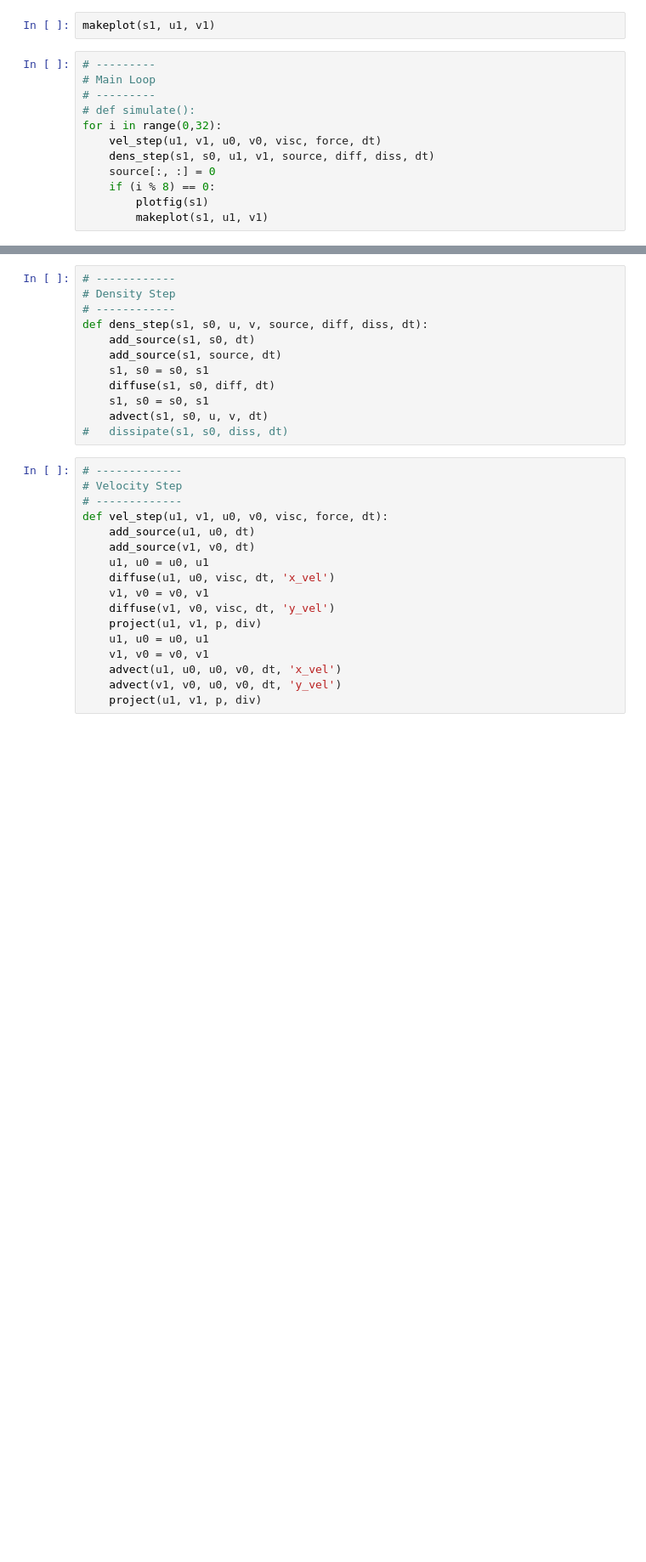
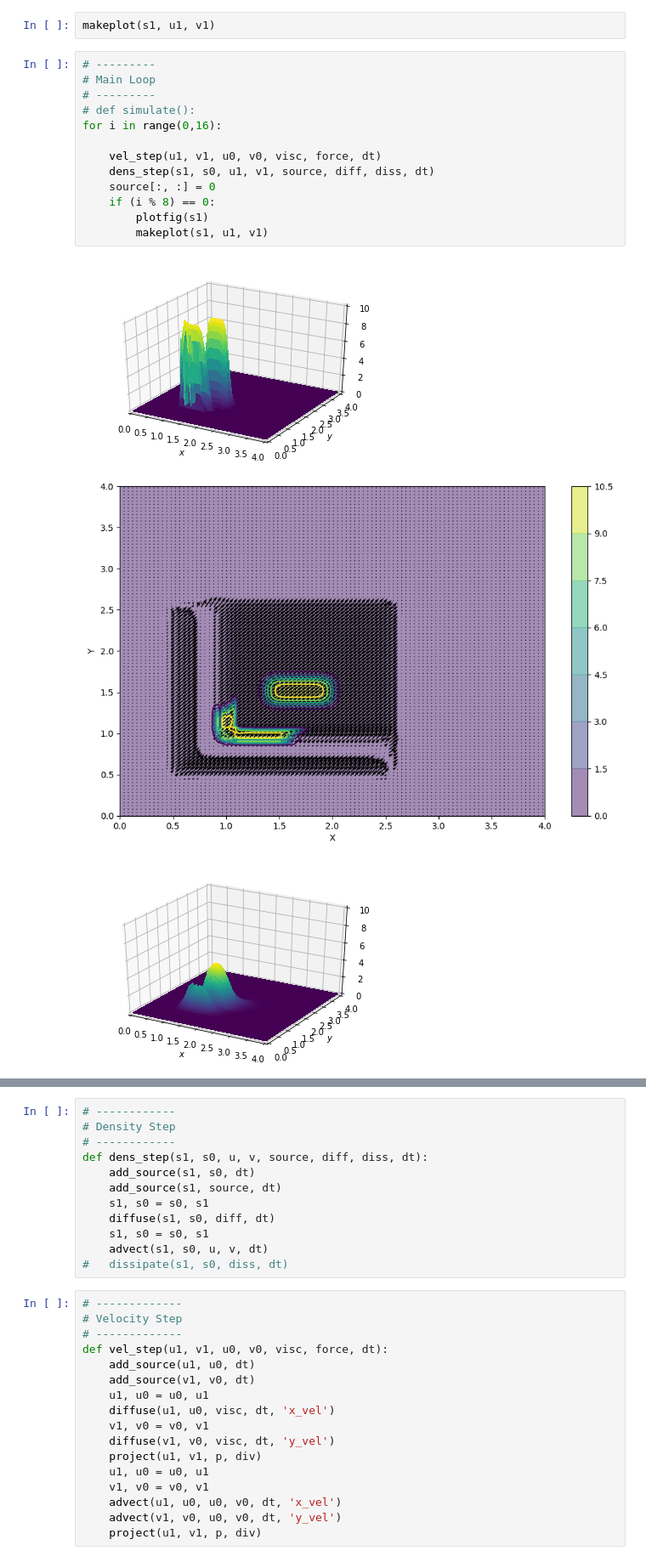
Before and after one commit to jtrejo13/stable_fluids, a Jupyter notebook: code/Stable Fluids.ipynb, the cells around one changed output, grey strips where cells are left out. Shown at 85% size. Drawn from its saved outputs; the diff is of its cells as text; blank space fills up the shorter version.

```diff
--- a/code/Stable Fluids.ipynb
+++ b/code/Stable Fluids.ipynb
@@ -107,12 +107,17 @@ makeplot(s1, u1, v1)
 # %%
 # ---------
 # Main Loop
 # ---------
 # def simulate():
-for i in range(0,32):
+for i in range(0,16):
+
     vel_step(u1, v1, u0, v0, visc, force, dt)
     dens_step(s1, s0, u1, v1, source, diff, diss, dt)
     source[:, :] = 0
     if (i % 8) == 0:
         plotfig(s1)
         makeplot(s1, u1, v1)
+# %% [output]
+[figure, added]
+[figure, added]
+[figure, added]
```
Also changed, not shown: parts of 6 cells of this notebook, 21 other files.
